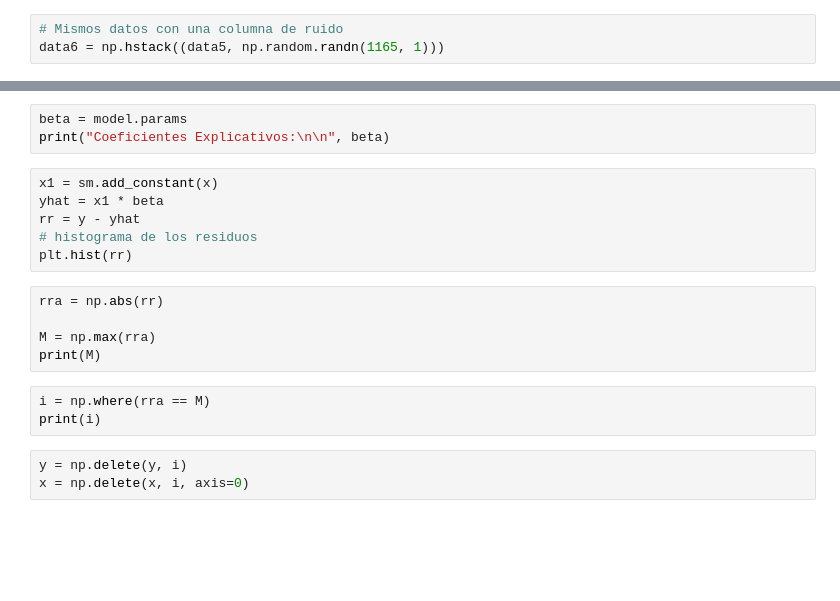
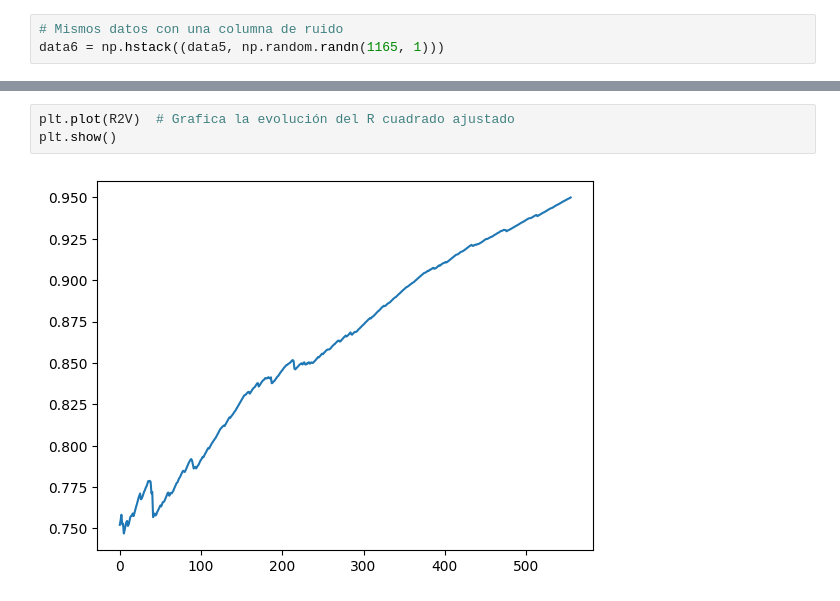
Before and after one commit to cmperdomo17/Regresion-Lineal, a Jupyter notebook: Ajuste Lineal/Ajuste_Lineal.ipynb, the cells around one changed output, grey strips where cells are left out. Saved outputs shown, nothing was run; the diff lists cells and outputs as text; blank space fills up the shorter version.

```diff
--- a/Ajuste Lineal/Ajuste_Lineal.ipynb
+++ b/Ajuste Lineal/Ajuste_Lineal.ipynb
@@ -141,20 +281,5 @@ print(model.summary())
-# %%
-beta = model.params
-print("Coeficientes Explicativos:\n\n", beta)
-# %%
-x1 = sm.add_constant(x)
-yhat = x1 * beta
-rr = y - yhat
-# histograma de los residuos
-plt.hist(rr)
-# %%
-rra = np.abs(rr)
-
-M = np.max(rra)
-print(M)
-# %%
-i = np.where(rra == M)
-print(i)
-# %%
-y = np.delete(y, i)
-x = np.delete(x, i, axis=0)
+# %%
+plt.plot(R2V)  # Grafica la evolución del R cuadrado ajustado
+plt.show()
+# %% [output]
+[figure, added]
```
Also changed, not shown: parts of 20 cells of this notebook, 6 other files.
